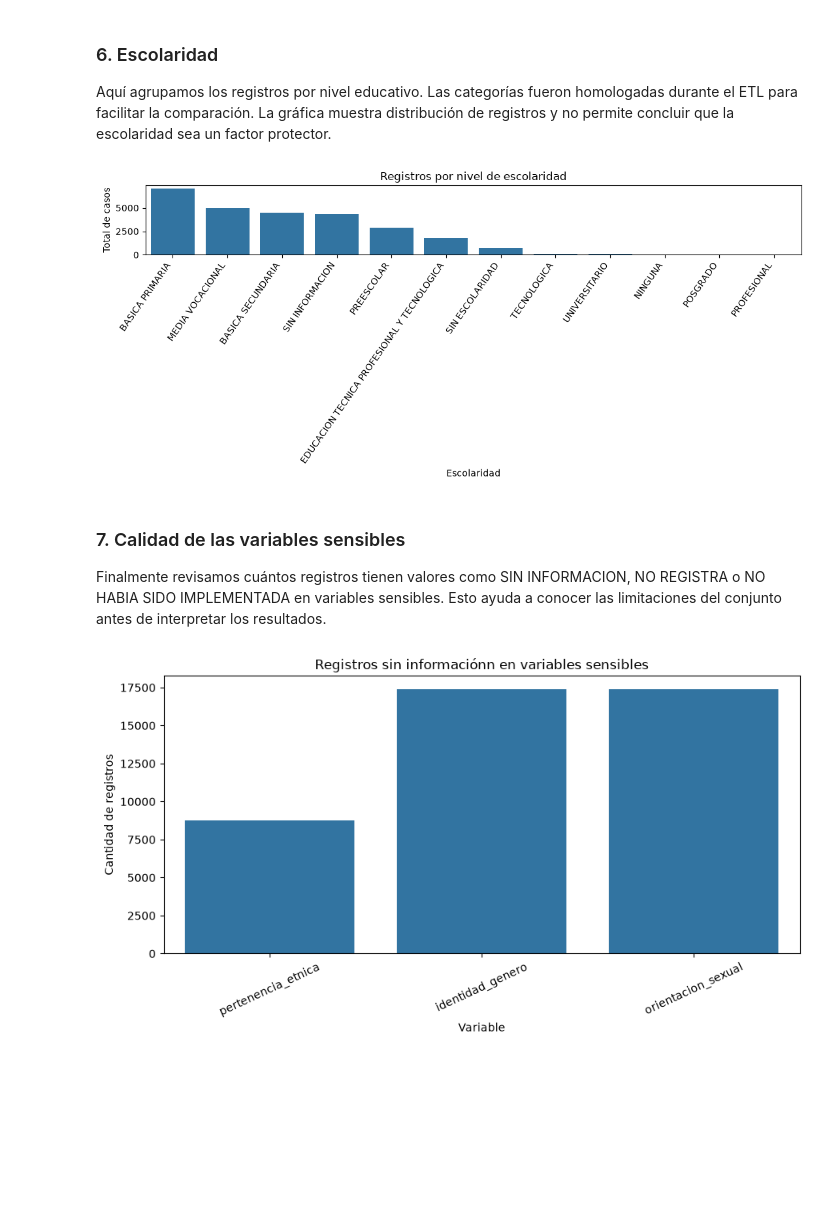
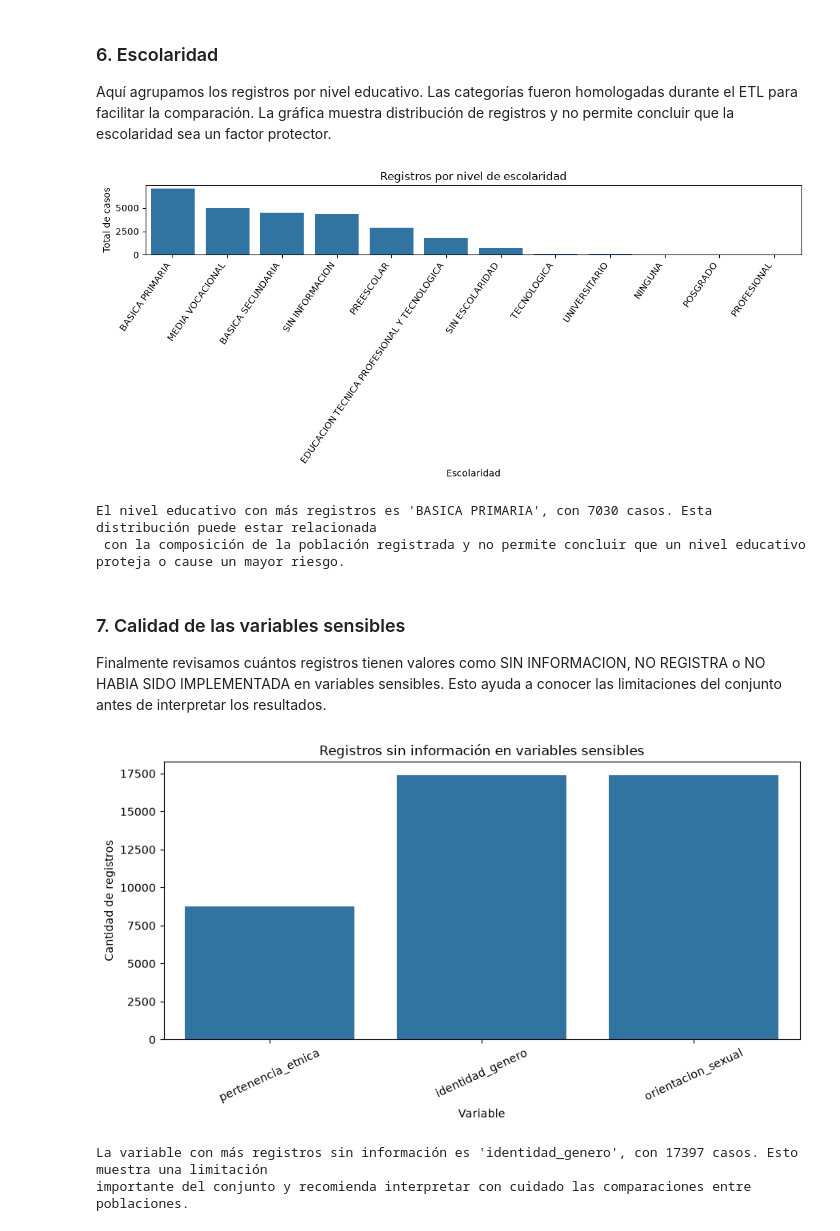
Before and after one commit to JheffreyUrbano/proyecto_etl_ods, a Jupyter notebook: notebooks/02_etl_eda.ipynb, the cells around one changed output. Drawn from its saved outputs; the diff is of its cells as text; code cells hidden in the pictures; blank space fills up the shorter version.

```diff
--- a/notebooks/02_etl_eda.ipynb
+++ b/notebooks/02_etl_eda.ipynb
@@ -357,8 +415,18 @@ plt.ylabel('Total de casos')
 plt.xticks(rotation=55, ha='right')
 plt.tight_layout()
 plt.show()
+
+escolaridad_mayor = df_escolaridad_total.iloc[0]
+print(
+    f"El nivel educativo con más registros es '{escolaridad_mayor['escolaridad']}', "
+    f"con {int(escolaridad_mayor['total_casos'])} casos. Esta distribución puede "
+    'estar relacionada \n con la composición de la población registrada y no permite '
+    'concluir que un nivel educativo proteja o cause un mayor riesgo.'
+)
 # %% [output]
 [figure]
+El nivel educativo con más registros es 'BASICA PRIMARIA', con 7030 casos. Esta distribución puede estar relacionada
+ con la composición de la población registrada y no permite concluir que un nivel educativo proteja o cause un mayor riesgo.
 # %% [markdown]
 ### 7. Calidad de las variables sensibles
 
@@ -373,31 +441,40 @@ FROM fact_presuntos_suicidios f
 JOIN dim_victima dv ON f.id_victima = dv.id_victima
 UNION ALL
 SELECT 'orientacion_sexual',
        COUNT(*) FILTER (WHERE dv.orientacion_sexual IN
        ('SIN INFORMACION', 'NO REGISTRA', 'NO HABIA SIDO IMPLEMENTADA'))
 FROM fact_presuntos_suicidios f
 JOIN dim_victima dv ON f.id_victima = dv.id_victima
 UNION ALL
 SELECT 'identidad_genero',
        COUNT(*) FILTER (WHERE dv.identidad_genero IN
        ('SIN INFORMACION', 'NO REGISTRA', 'NO HABIA SIDO IMPLEMENTADA'))
 FROM fact_presuntos_suicidios f
 JOIN dim_victima dv ON f.id_victima = dv.id_victima;
 """
 
 df_calidad = pd.read_sql(query_calidad, engine)
 
 plt.figure(figsize=(9, 5))
 sns.barplot(
     data=df_calidad,
     x='variable',
     y='registros_sin_info'
 )
 plt.title('Registros sin información en variables sensibles')
 plt.xlabel('Variable')
 plt.ylabel('Cantidad de registros')
 plt.xticks(rotation=25)
 plt.tight_layout()
 plt.show()
+
+variable_mayor = df_calidad.loc[df_calidad['registros_sin_info'].idxmax()]
+print(
+    f"La variable con más registros sin información es '{variable_mayor['variable']}', "
+    f"con {int(variable_mayor['registros_sin_info'])} casos. Esto muestra una "
+    'limitación \nimportante del conjunto y recomienda interpretar con cuidado las comparaciones entre poblaciones.'
+)
 # %% [output]
-[figure, old version]
+[figure, new version]
+La variable con más registros sin información es 'identidad_genero', con 17397 casos. Esto muestra una limitación
+importante del conjunto y recomienda interpretar con cuidado las comparaciones entre poblaciones.
```
Also changed, not shown: parts of 5 cells of this notebook, 1 other file.
